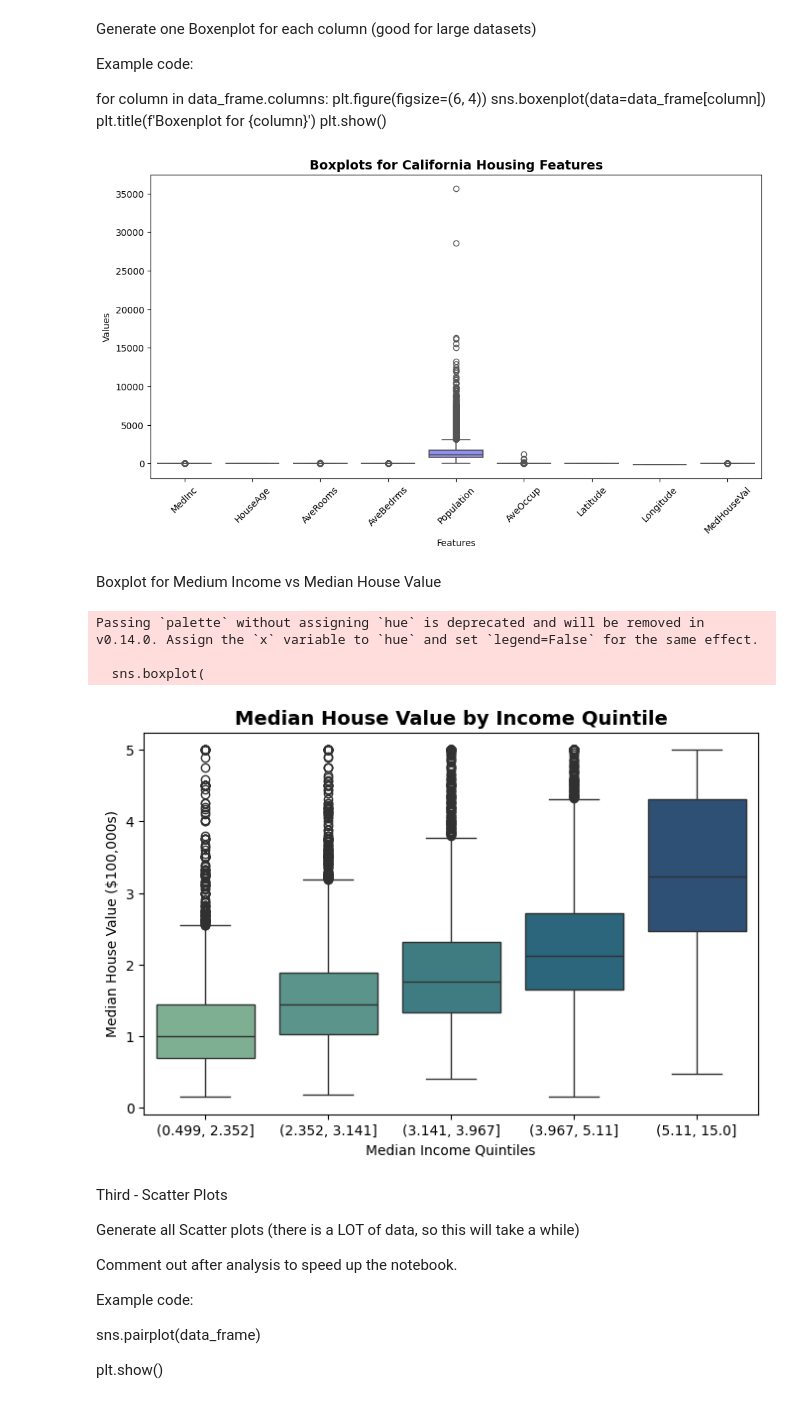
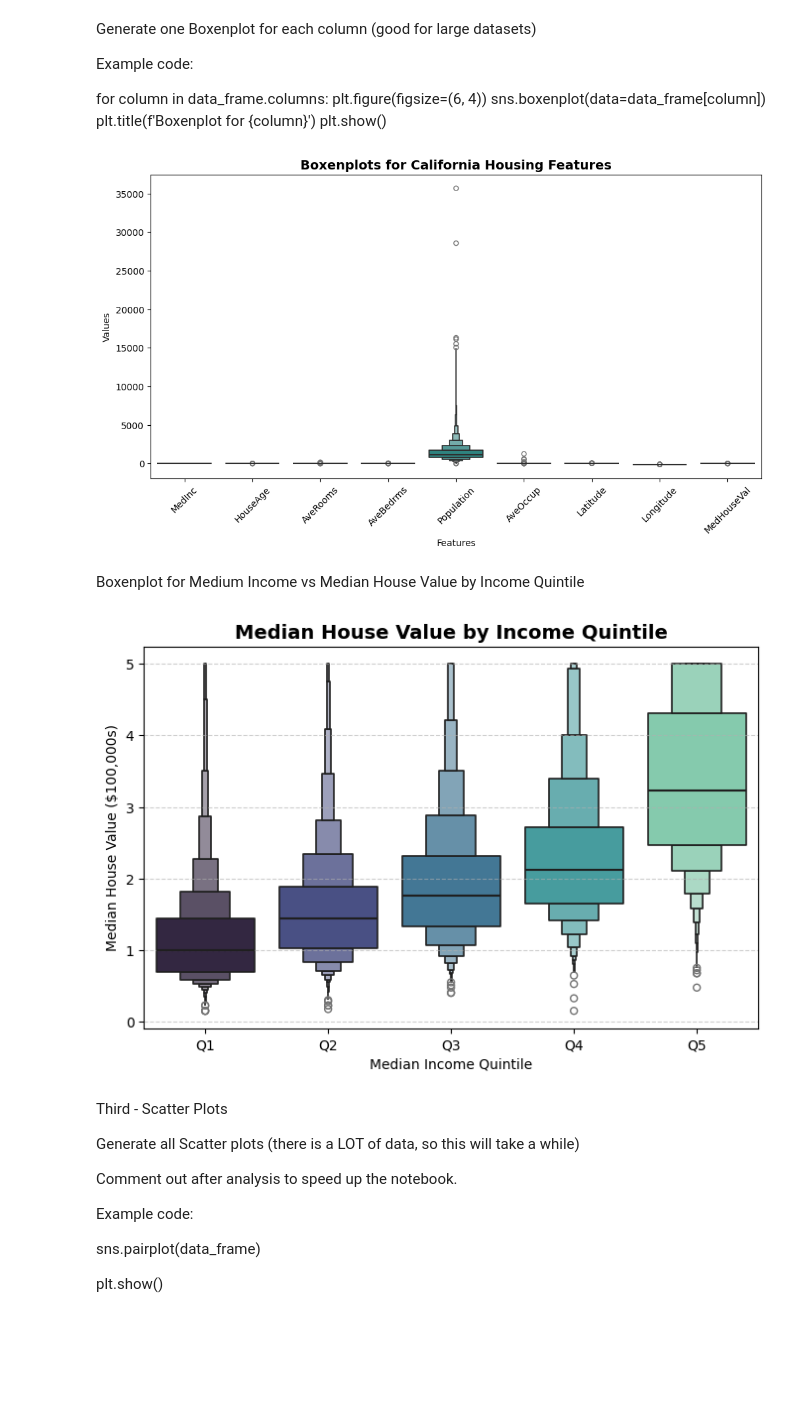
Before and after one commit to 14dstcyr/applied-ml-dstcyr, a Jupyter notebook: notebooks/project01/ml01_fixed.ipynb, the cells around one changed output. Saved outputs shown, nothing was run; the diff lists cells and outputs as text; code cells hidden in the pictures; blank space fills up the shorter version.

Commit message:
Replaced boxplots with boxenplots as instructed.

```diff
--- a/notebooks/project01/ml01_fixed.ipynb
+++ b/notebooks/project01/ml01_fixed.ipynb
@@ -188,33 +188,45 @@ for column in data_frame.columns:
     plt.title(f'Boxenplot for {column}')
     plt.show()
 # %%
+# 2.1.2 Create a boxenplot for all numeric features
+
 plt.figure(figsize=(12, 6))
-sns.boxplot(data=data, palette="cool", linewidth=1.2)
-plt.title("Boxplots for California Housing Features", fontsize=14, weight='bold')
+sns.boxenplot(data=data, palette="viridis", linewidth=1.2)
+plt.title("Boxenplots for California Housing Features", fontsize=14, weight='bold')
 plt.xlabel("Features")
 plt.ylabel("Values")
 plt.xticks(rotation=45)
 plt.show()
 # %% [output]
-[figure, old version]
+[figure, new version]
+# %%
+# Combine X and y into a single DataFrame for visualization
+data = X.copy()
+data["MedHouseVal"] = y
 # %% [markdown]
-Boxplot for Medium Income vs Median House Value
+Boxenplot for Medium Income vs Median House Value by Income Quintile
 # %%
+# 2.3 Boxenplot: Median House Value by Income Quintile
+
+# Create income quintiles (5 equal-sized bins based on MedInc)
+data["Income_Quintile"] = pd.qcut(data["MedInc"], q=5, labels=["Q1","Q2","Q3","Q4","Q5"])
+
 plt.figure(figsize=(8, 5))
-sns.boxplot(
-    x=pd.qcut(data["MedInc"], q=5),
-    y=data["MedHouseVal"],
-    palette="crest"
+sns.boxenplot(
+    x="Income_Quintile",
+    y="MedHouseVal",
+    data=data,
+    hue="Income_Quintile",
+    palette="mako",   # Try "viridis" or "virdis" for alternatives
+    linewidth=1.2
 )
 plt.title("Median House Value by Income Quintile", fontsize=14, weight='bold')
-plt.xlabel("Median Income Quintiles")
+plt.xlabel("Median Income Quintile")
 plt.ylabel("Median House Value ($100,000s)")
+plt.grid(axis="y", linestyle="--", alpha=0.6)
 plt.show()
 # %% [output]
-Passing `palette` without assigning `hue` is deprecated and will be removed in v0.14.0. Assign the `x` variable to `hue` and set `legend=False` for the same effect.
-
-  sns.boxplot(
-[figure, old version]
+[figure, new version]
 # %%
 # Combine X and y into a single DataFrame for visualization
 data = X.copy()
```
Also changed, not shown: parts of 1 cell of this notebook.
